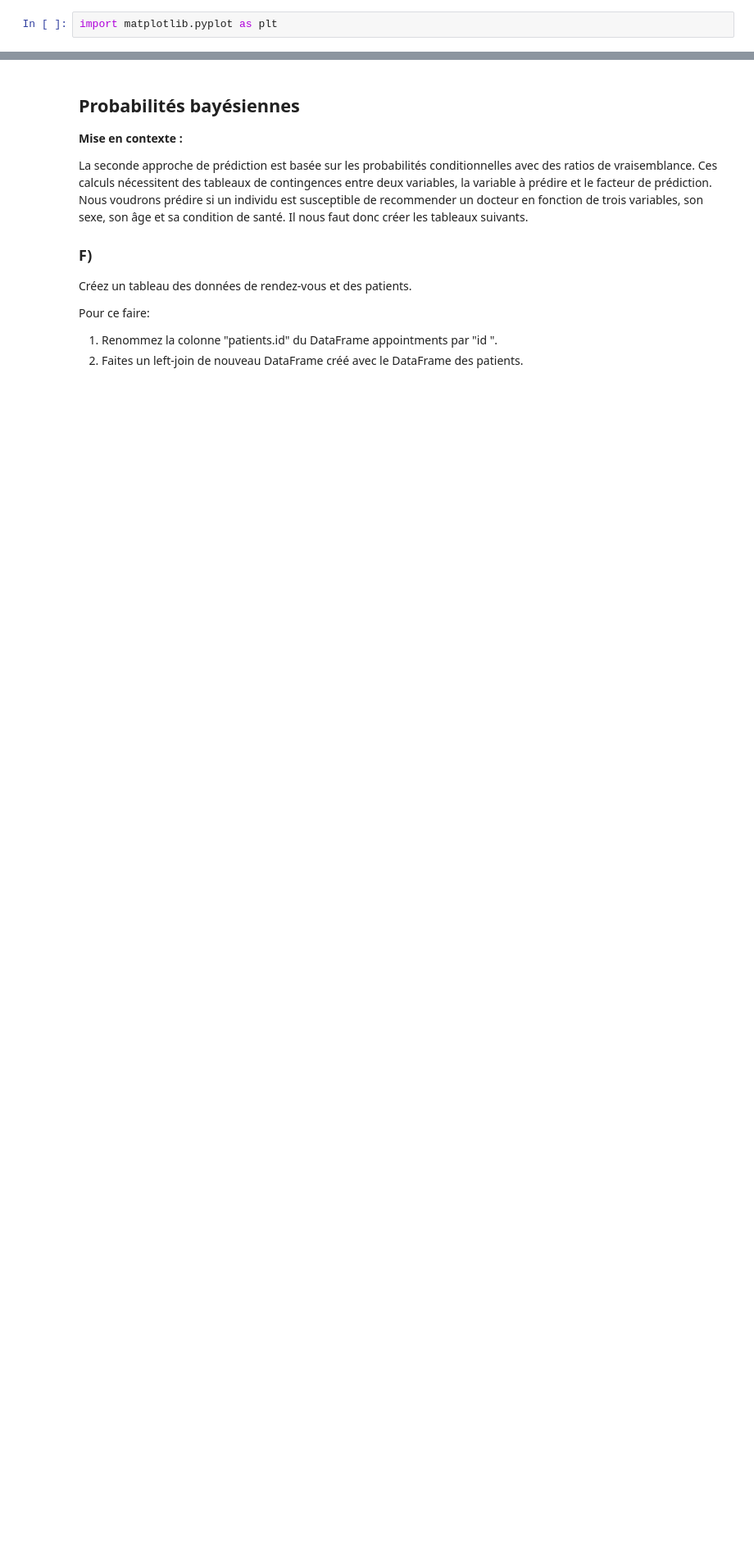
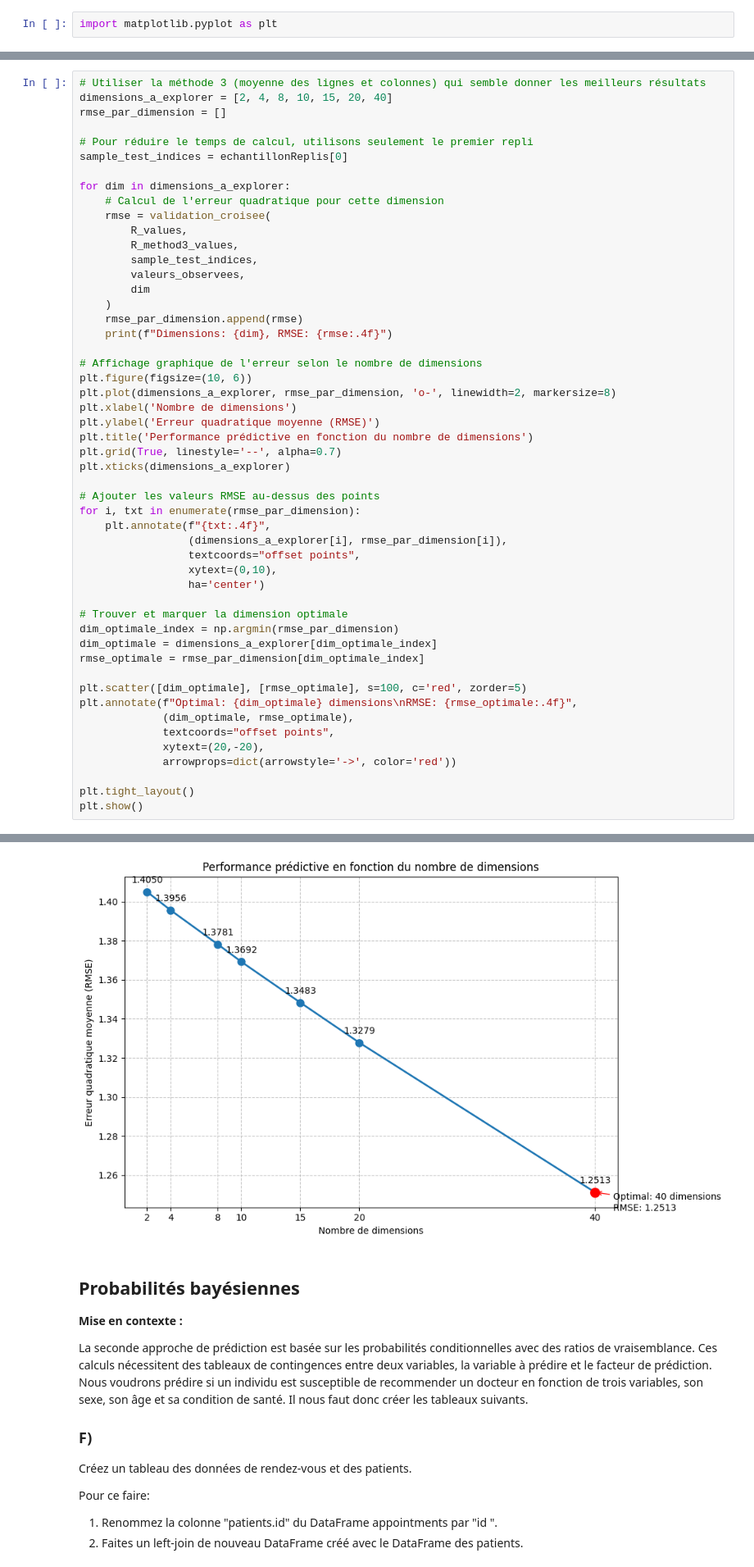
Before and after one commit to o-benz/INF8008, a Jupyter notebook: TP3/TP3.ipynb, the cells around one changed output, grey strips where cells are left out. Shown at 82% size. Drawn from its saved outputs; the diff is of its cells as text; blank space fills up the shorter version.

```diff
--- a/TP3/TP3.ipynb
+++ b/TP3/TP3.ipynb
@@ -159,0 +288,52 @@ import matplotlib.pyplot as plt
+# %%
+# Utiliser la méthode 3 (moyenne des lignes et colonnes) qui semble donner les meilleurs résultats
+dimensions_a_explorer = [2, 4, 8, 10, 15, 20, 40]
+rmse_par_dimension = []
+
+# Pour réduire le temps de calcul, utilisons seulement le premier repli
+sample_test_indices = echantillonReplis[0]
+
+for dim in dimensions_a_explorer:
+    # Calcul de l'erreur quadratique pour cette dimension
+    rmse = validation_croisee(
+        R_values,
+        R_method3_values,
+        sample_test_indices,
+        valeurs_observees,
+        dim
+    )
+    rmse_par_dimension.append(rmse)
+    print(f"Dimensions: {dim}, RMSE: {rmse:.4f}")
+
+# Affichage graphique de l'erreur selon le nombre de dimensions
+plt.figure(figsize=(10, 6))
+plt.plot(dimensions_a_explorer, rmse_par_dimension, 'o-', linewidth=2, markersize=8)
+plt.xlabel('Nombre de dimensions')
+plt.ylabel('Erreur quadratique moyenne (RMSE)')
+plt.title('Performance prédictive en fonction du nombre de dimensions')
+plt.grid(True, linestyle='--', alpha=0.7)
+plt.xticks(dimensions_a_explorer)
+
+# Ajouter les valeurs RMSE au-dessus des points
+for i, txt in enumerate(rmse_par_dimension):
+    plt.annotate(f"{txt:.4f}",
+                 (dimensions_a_explorer[i], rmse_par_dimension[i]),
+                 textcoords="offset points",
+                 xytext=(0,10),
+                 ha='center')
+
+# Trouver et marquer la dimension optimale
+dim_optimale_index = np.argmin(rmse_par_dimension)
+dim_optimale = dimensions_a_explorer[dim_optimale_index]
+rmse_optimale = rmse_par_dimension[dim_optimale_index]
+
+plt.scatter([dim_optimale], [rmse_optimale], s=100, c='red', zorder=5)
+plt.annotate(f"Optimal: {dim_optimale} dimensions\nRMSE: {rmse_optimale:.4f}",
+             (dim_optimale, rmse_optimale),
+             textcoords="offset points",
+             xytext=(20,-20),
+             arrowprops=dict(arrowstyle='->', color='red'))
+
+plt.tight_layout()
+plt.show()
+# %% [output]
@@ -160,3 +347,4 @@ import matplotlib.pyplot as plt
+[figure, added]
 # %% [markdown]
 ## Probabilités bayésiennes
 
```
Also changed, not shown: parts of 23 cells of this notebook, 6 other files.
